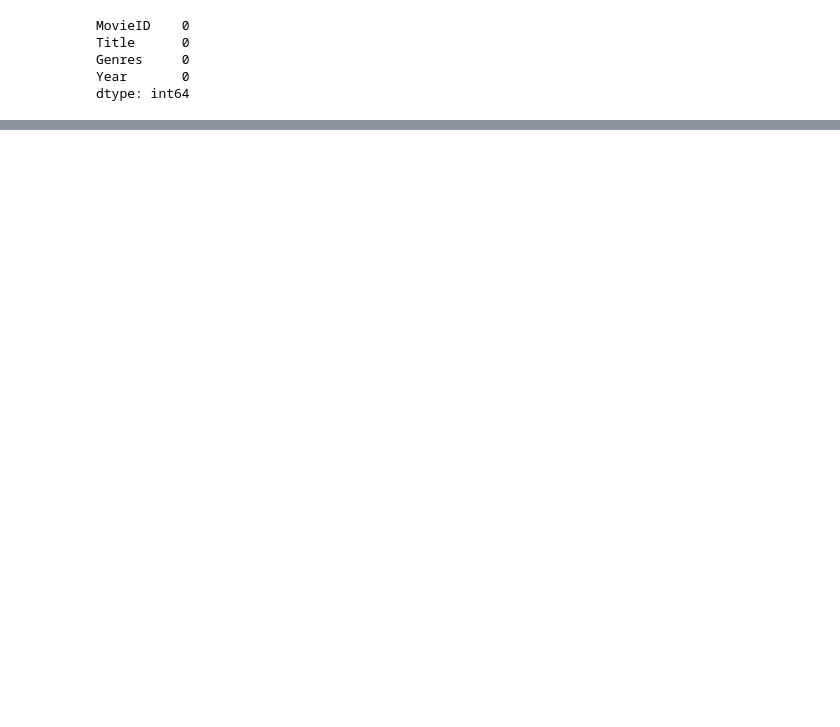
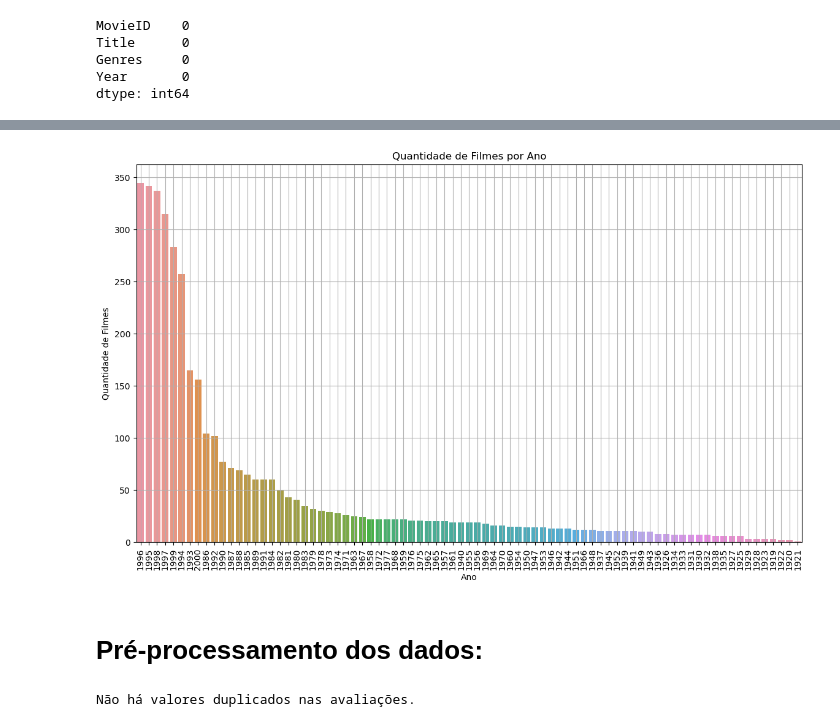
Before and after one commit to MrBarreto/DataMining, a Jupyter notebook: t4/t4.ipynb, the cells around one changed output, grey strips where cells are left out. Drawn from its saved outputs; the diff is of its cells as text; code cells hidden in the pictures; blank space fills up the shorter version.

```diff
--- a/t4/t4.ipynb
+++ b/t4/t4.ipynb
@@ -61,0 +117,13 @@ dtype: int64
+# %%
+plt.figure(figsize=(14, 8))
+sns.countplot(x='Year', data=movies, order = movies['Year'].value_counts().index)
+plt.title('Quantidade de Filmes por Ano')
+plt.xlabel('Ano')
+plt.ylabel('Quantidade de Filmes')
+plt.xticks(rotation=90)
+plt.grid(True)
+plt.show()
+# %% [output]
+[figure, added]
+# %% [markdown]
+# Pré-processamento dos dados:
@@ -61,0 +132,8 @@ dtype: int64
+# %%
+if not duplicated_ratings.empty:
+    print("Valores duplicados encontrados:")
+    print(duplicated_ratings)
+else:
+    print("Não há valores duplicados nas avaliações.")
+# %% [output]
+Não há valores duplicados nas avaliações.
```
Also changed, not shown: parts of 68 cells of this notebook.
